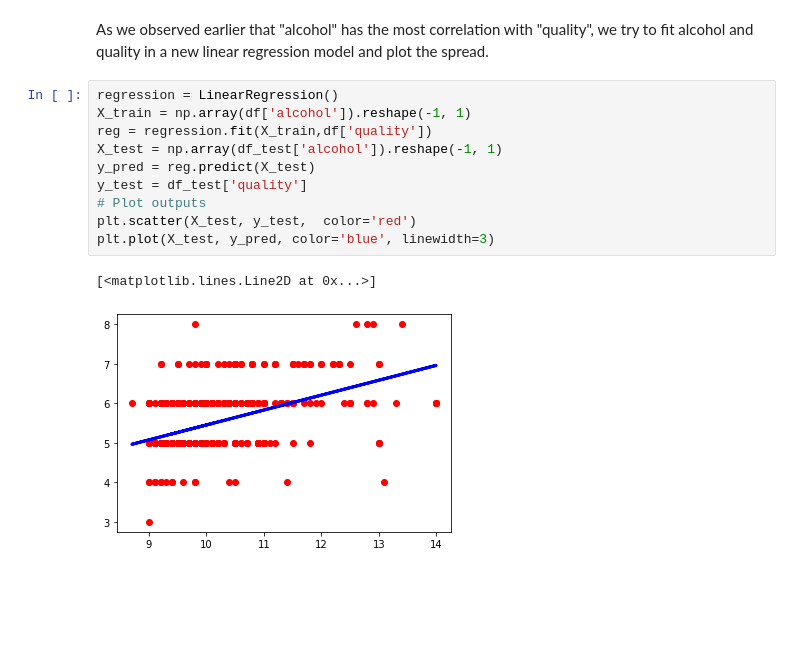
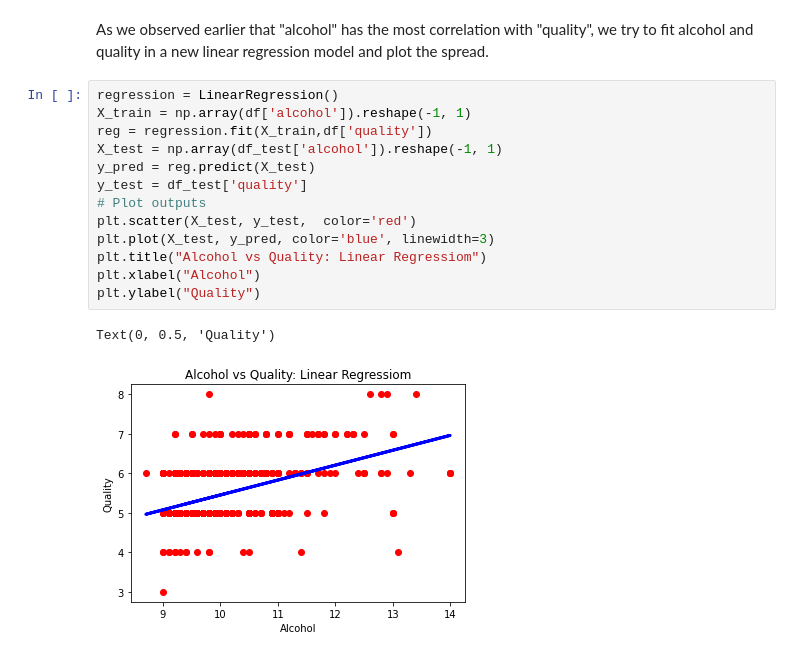
Before and after one commit to rakshaa2000/30-Days-of-ML, a Jupyter notebook: Wine_Quality_Linear_Regression.ipynb, the cells around one changed output. Saved outputs shown, nothing was run; the diff lists cells and outputs as text; blank space fills up the shorter version.

```diff
--- a/Wine_Quality_Linear_Regression.ipynb
+++ b/Wine_Quality_Linear_Regression.ipynb
@@ -101,13 +101,16 @@ As we observed earlier that "alcohol" has the most correlation with "quality", w
 # %%
 regression = LinearRegression()
 X_train = np.array(df['alcohol']).reshape(-1, 1)
 reg = regression.fit(X_train,df['quality'])
 X_test = np.array(df_test['alcohol']).reshape(-1, 1)
 y_pred = reg.predict(X_test)
 y_test = df_test['quality']
 # Plot outputs
 plt.scatter(X_test, y_test,  color='red')
 plt.plot(X_test, y_pred, color='blue', linewidth=3)
+plt.title("Alcohol vs Quality: Linear Regressiom")
+plt.xlabel("Alcohol")
+plt.ylabel("Quality")
 # %% [output]
-[<matplotlib.lines.Line2D at 0x...>]
+Text(0, 0.5, 'Quality')
-[figure, old version]
+[figure, new version]
```
